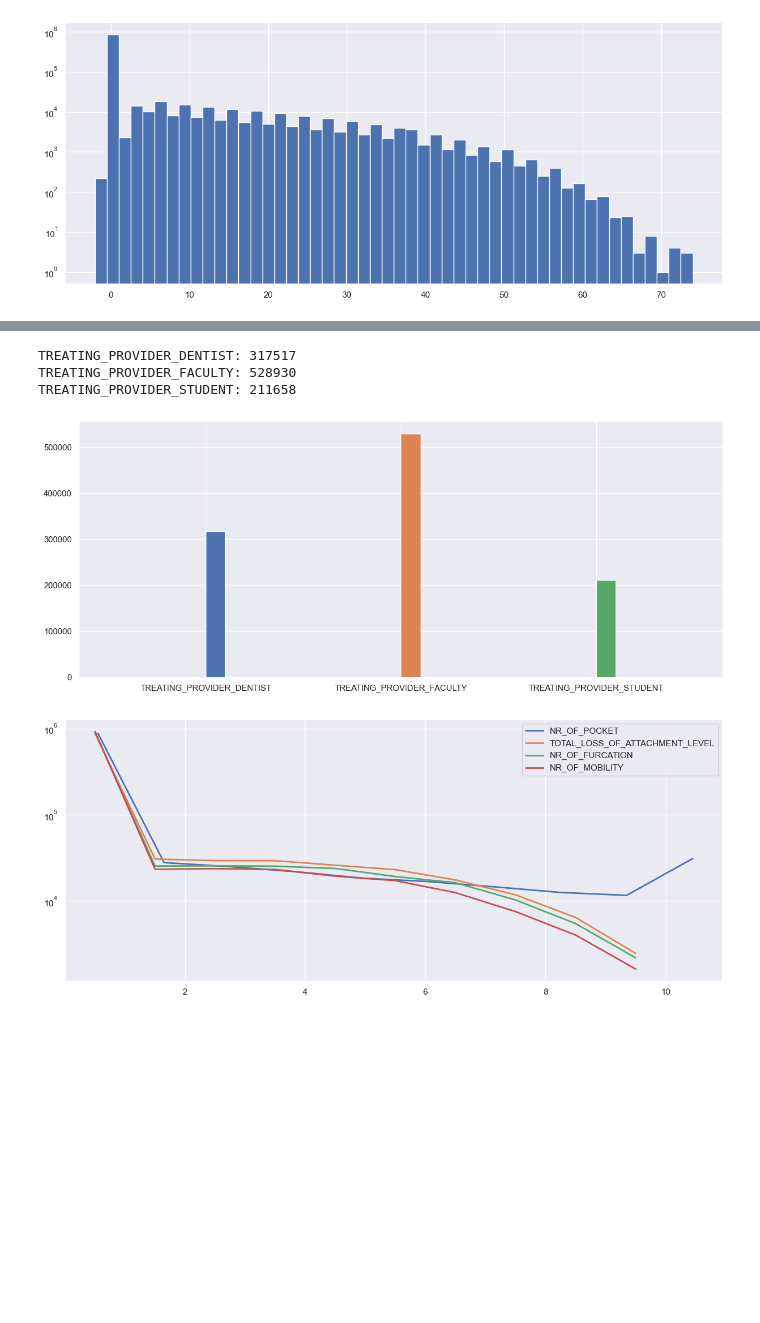
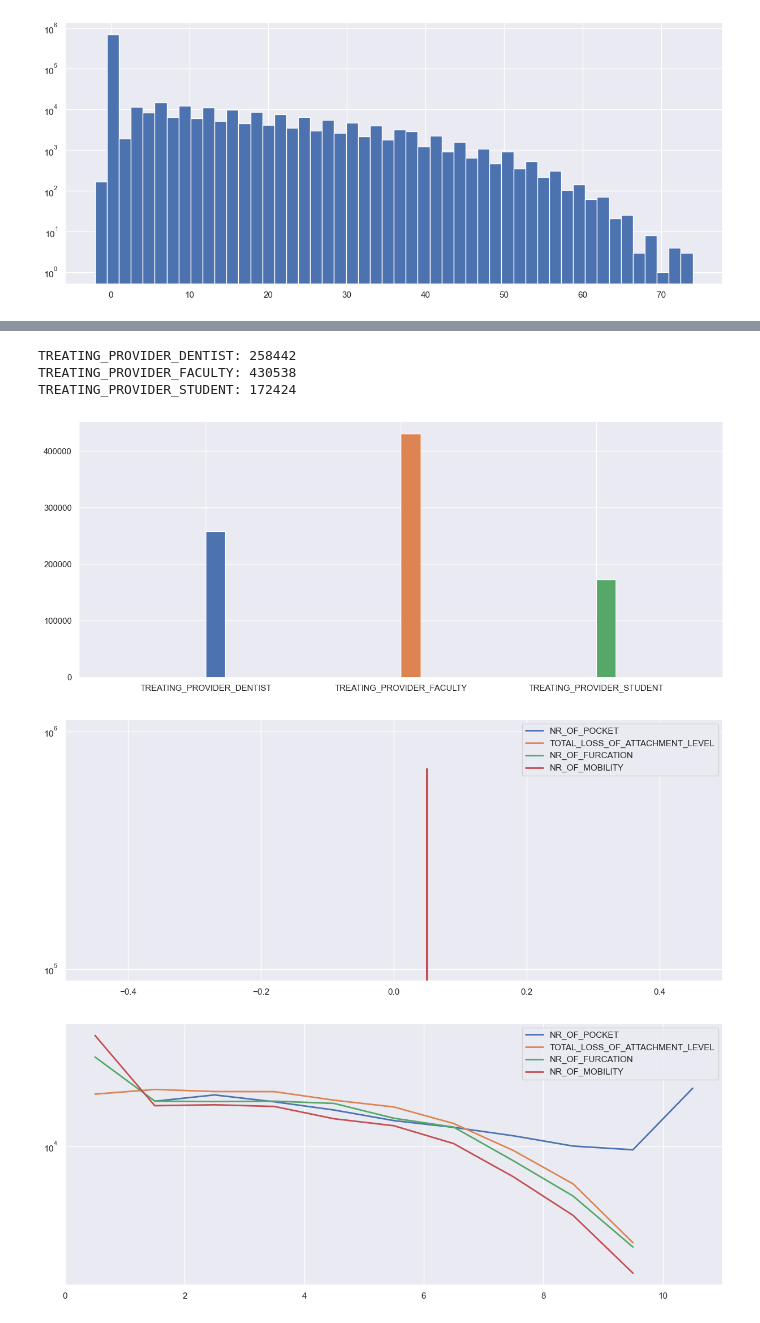
Before and after one commit to KrokanteKrab/Parodontitis, a Jupyter notebook: python-env/notebooks/analysis.ipynb, the cells around one changed output, grey strips where cells are left out. Drawn from its saved outputs; the diff is of its cells as text; code cells hidden in the pictures; blank space fills up the shorter version.

```diff
--- a/python-env/notebooks/analysis.ipynb
+++ b/python-env/notebooks/analysis.ipynb
@@ -14,7 +14,7 @@ from data_parser import DataParser
 # %% [markdown]
 # Data from xml
 # %%
-xml_files = ['A', 'B', 'C', 'D', 'E', 'F1', 'F2']
+xml_files = ['F1', 'F2']
 # %%
 csv_path = '../_shared/data/synthetic-v2/data.csv'
 
@@ -118,22 +118,28 @@ for feature in features:
 
 plt.show()
 # %% [output]
-TREATING_PROVIDER_DENTIST: 317517
-TREATING_PROVIDER_FACULTY: 528930
-TREATING_PROVIDER_STUDENT: 211658
+TREATING_PROVIDER_DENTIST: 258442
+TREATING_PROVIDER_FACULTY: 430538
+TREATING_PROVIDER_STUDENT: 172424
-[figure, old version]
+[figure, new version]
 # %%
 features = ['NR_OF_POCKET', 'TOTAL_LOSS_OF_ATTACHMENT_LEVEL', 'NR_OF_FURCATION', 'NR_OF_MOBILITY']
+arr = [0, 1]
 
-for feature in features:
-    y, x = np.histogram(df[feature], bins=10)
+for a in arr:
+    mask = df['HAS_PARODONTITIS'] == a
 
-    # Written by Dion Koeze
-    plt.plot([(l+r)/2 for l,r in zip(x[:-1], x[1:])], y, linewidth=2)
+    temp = df[mask]
+    for feature in features:
+        y, x = np.histogram(temp[feature], bins=10)
+
+        # Written by Dion Koeze
+        plt.plot([(l+r)/2 for l,r in zip(x[:-1], x[1:])], y, linewidth=2)
 
 
-plt.yscale("log")
-plt.legend(features)
-plt.show()
+    plt.yscale("log")
+    plt.legend(features)
+    plt.show()
 # %% [output]
-[figure, old version]
+[figure, new version]
+[figure, added]
```
Also changed, not shown: parts of 3 cells of this notebook, 2 other files.
